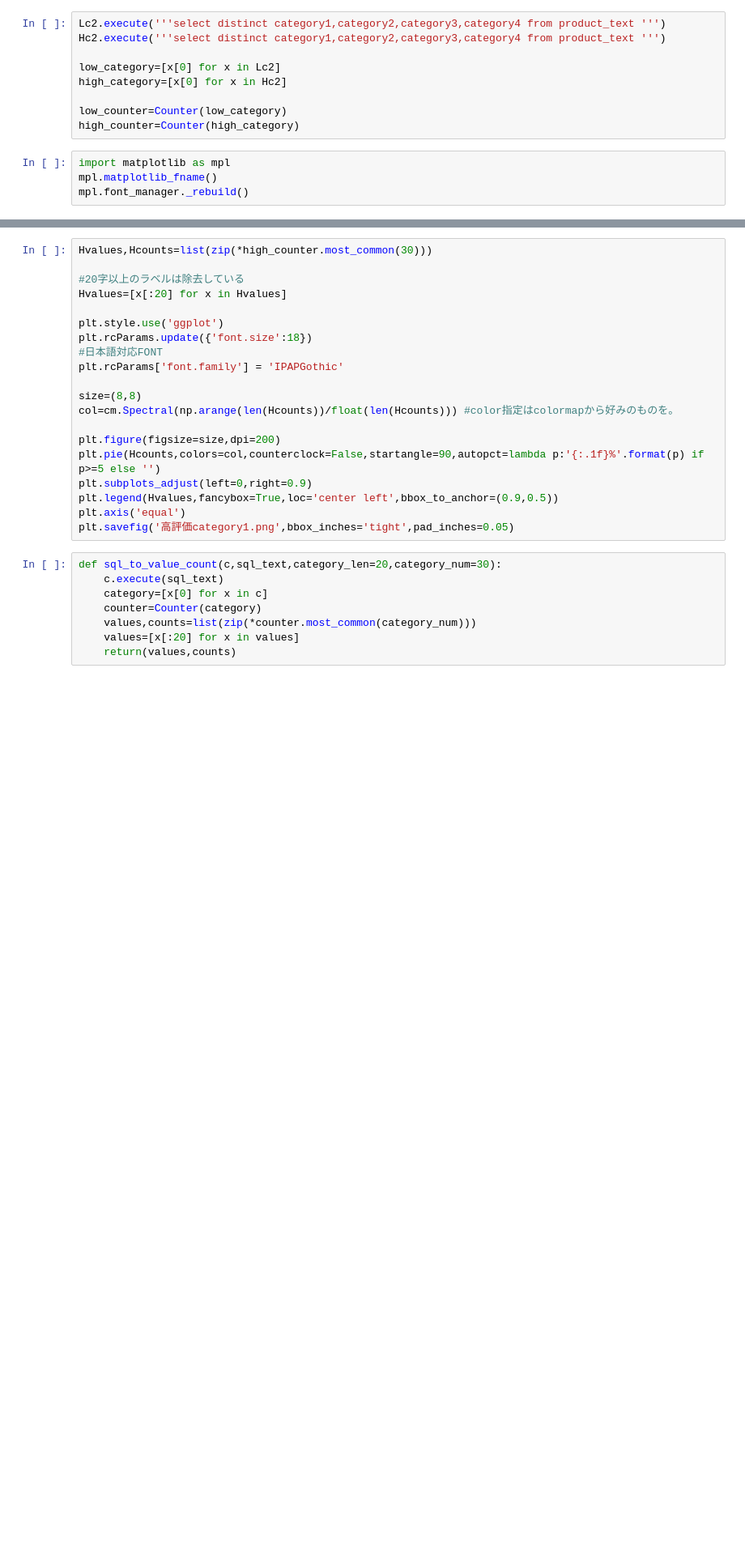
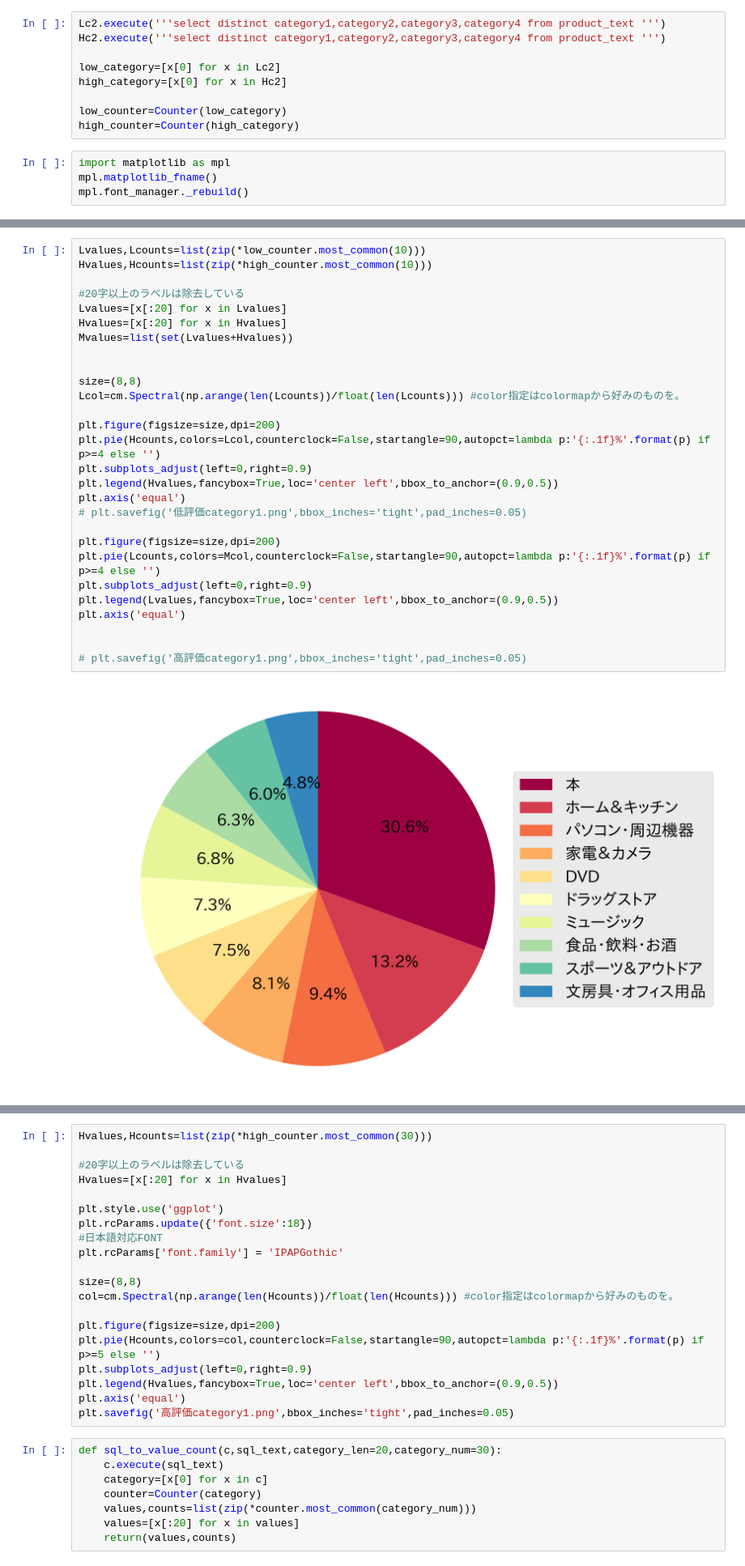
Before and after one commit to zerebom/amazon_sclapiing, a Jupyter notebook: bin/1114analysis_category.ipynb, the cells around one changed output, grey strips where cells are left out. Shown at 81% size. Saved outputs shown, nothing was run; the diff lists cells and outputs as text; blank space fills up the shorter version.

```diff
--- a/bin/1114analysis_category.ipynb
+++ b/bin/1114analysis_category.ipynb
@@ -72,0 +296,30 @@ plt.savefig('低評価category1.png',bbox_inches='tight',pad_inches=0.05)
+# %%
+Lvalues,Lcounts=list(zip(*low_counter.most_common(10)))
+Hvalues,Hcounts=list(zip(*high_counter.most_common(10)))
+
+#20字以上のラベルは除去している
+Lvalues=[x[:20] for x in Lvalues]
+Hvalues=[x[:20] for x in Hvalues]
+Mvalues=list(set(Lvalues+Hvalues))
+
+
+size=(8,8)
+Lcol=cm.Spectral(np.arange(len(Lcounts))/float(len(Lcounts))) #color指定はcolormapから好みのものを。
+
+plt.figure(figsize=size,dpi=200)
+plt.pie(Hcounts,colors=Lcol,counterclock=False,startangle=90,autopct=lambda p:'{:.1f}%'.format(p) if p>=4 else '')
+plt.subplots_adjust(left=0,right=0.9)
+plt.legend(Hvalues,fancybox=True,loc='center left',bbox_to_anchor=(0.9,0.5))
+plt.axis('equal')
+# plt.savefig('低評価category1.png',bbox_inches='tight',pad_inches=0.05)
+
+plt.figure(figsize=size,dpi=200)
+plt.pie(Lcounts,colors=Mcol,counterclock=False,startangle=90,autopct=lambda p:'{:.1f}%'.format(p) if p>=4 else '')
+plt.subplots_adjust(left=0,right=0.9)
+plt.legend(Lvalues,fancybox=True,loc='center left',bbox_to_anchor=(0.9,0.5))
+plt.axis('equal')
+
+
+# plt.savefig('高評価category1.png',bbox_inches='tight',pad_inches=0.05)
+# %% [output]
+[figure, added]
```
Also changed, not shown: parts of 17 cells of this notebook, 39 other files.
